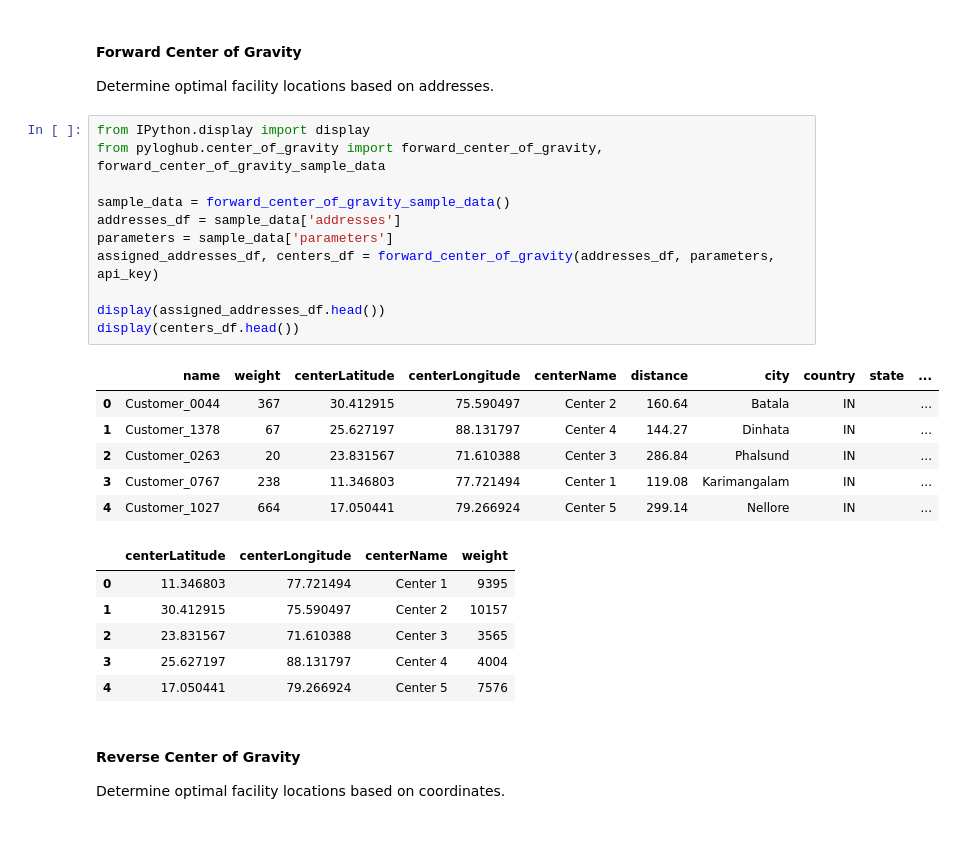
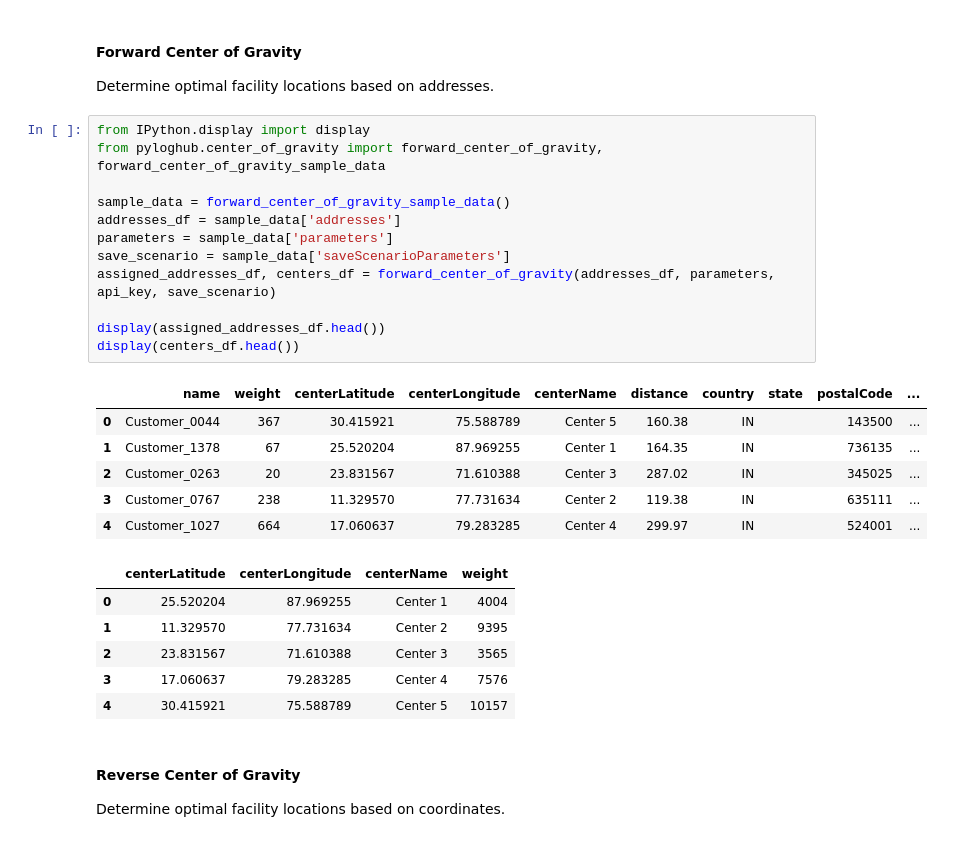
Before and after one commit to log-hub/log-hub-python, a Jupyter notebook: examples/pyloghub_package_demo.ipynb, the cells around one changed output. Drawn from its saved outputs; the diff is of its cells as text.

```diff
--- a/examples/pyloghub_package_demo.ipynb
+++ b/examples/pyloghub_package_demo.ipynb
@@ -192,27 +197,28 @@ Determine optimal facility locations based on addresses.
 # %%
 from IPython.display import display
 from pyloghub.center_of_gravity import forward_center_of_gravity, forward_center_of_gravity_sample_data
 
 sample_data = forward_center_of_gravity_sample_data()
 addresses_df = sample_data['addresses']
 parameters = sample_data['parameters']
-assigned_addresses_df, centers_df = forward_center_of_gravity(addresses_df, parameters, api_key)
+save_scenario = sample_data['saveScenarioParameters']
+assigned_addresses_df, centers_df = forward_center_of_gravity(addresses_df, parameters, api_key, save_scenario)
 
 display(assigned_addresses_df.head())
 display(centers_df.head())
 # %% [output]
-|  | name | weight | centerLatitude | centerLongitude | centerName | distance | city | country | state | ... |
-| 0 | Customer_0044 | 367 | 30.412915 | 75.590497 | Center 2 | 160.64 | Batala | IN |  | ... |
-| 1 | Customer_1378 | 67 | 25.627197 | 88.131797 | Center 4 | 144.27 | Dinhata | IN |  | ... |
-| 2 | Customer_0263 | 20 | 23.831567 | 71.610388 | Center 3 | 286.84 | Phalsund | IN |  | ... |
-| 3 | Customer_0767 | 238 | 11.346803 | 77.721494 | Center 1 | 119.08 | Karimangalam | IN |  | ... |
-| 4 | Customer_1027 | 664 | 17.050441 | 79.266924 | Center 5 | 299.14 | Nellore | IN |  | ... |
+|  | name | weight | centerLatitude | centerLongitude | centerName | distance | country | state | postalCode | ... |
+| 0 | Customer_0044 | 367 | 30.415921 | 75.588789 | Center 5 | 160.38 | IN |  | 143500 | ... |
+| 1 | Customer_1378 | 67 | 25.520204 | 87.969255 | Center 1 | 164.35 | IN |  | 736135 | ... |
+| 2 | Customer_0263 | 20 | 23.831567 | 71.610388 | Center 3 | 287.02 | IN |  | 345025 | ... |
+| 3 | Customer_0767 | 238 | 11.329570 | 77.731634 | Center 2 | 119.38 | IN |  | 635111 | ... |
+| 4 | Customer_1027 | 664 | 17.060637 | 79.283285 | Center 4 | 299.97 | IN |  | 524001 | ... |
 |  | centerLatitude | centerLongitude | centerName | weight |
-| 0 | 11.346803 | 77.721494 | Center 1 | 9395 |
-| 1 | 30.412915 | 75.590497 | Center 2 | 10157 |
+| 0 | 25.520204 | 87.969255 | Center 1 | 4004 |
+| 1 | 11.329570 | 77.731634 | Center 2 | 9395 |
 | 2 | 23.831567 | 71.610388 | Center 3 | 3565 |
-| 3 | 25.627197 | 88.131797 | Center 4 | 4004 |
-| 4 | 17.050441 | 79.266924 | Center 5 | 7576 |
+| 3 | 17.060637 | 79.283285 | Center 4 | 7576 |
+| 4 | 30.415921 | 75.588789 | Center 5 | 10157 |
 # %% [markdown]
 #### Reverse Center of Gravity
 Determine optimal facility locations based on coordinates.
```
Also changed, not shown: parts of 8 cells of this notebook, 16 other files.
